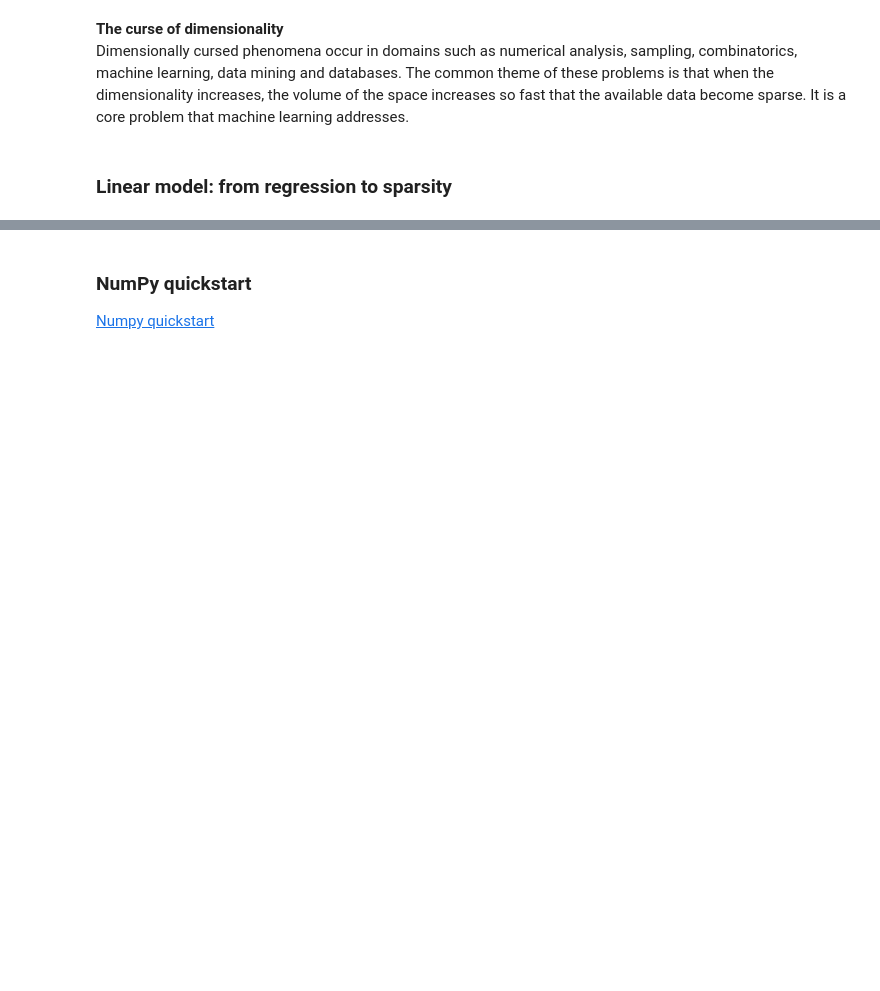
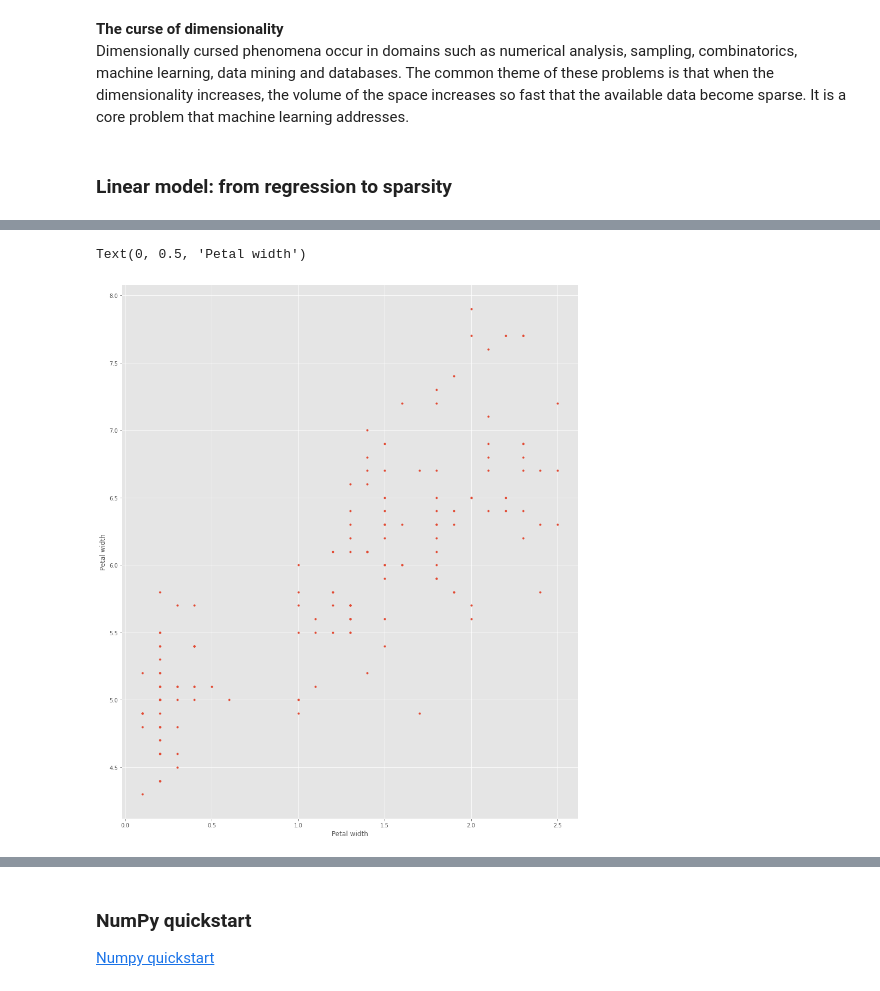
Before and after one commit to Walter64/EmergingTechnologies, a Jupyter notebook: scikit-learn.ipynb, the cells around one changed output, grey strips where cells are left out. Saved outputs shown, nothing was run; the diff lists cells and outputs as text; code cells hidden in the pictures; blank space fills up the shorter version.

```diff
--- a/scikit-learn.ipynb
+++ b/scikit-learn.ipynb
@@ -425,0 +525,15 @@ diabetes_y_test  = diabetes_y[-20:]
+# %%
+# Using pyplot
+
+# new figure
+fig, ax = plt.subplots()
+
+# scatter plot
+ax.plot(df['petal_width'], df['sepal_length'], '.')
+
+# set axis loabls
+ax.set_xlabel('Petal width')
+ax.set_ylabel('Petal width')
+# %% [output]
+Text(0, 0.5, 'Petal width')
+[figure, added]
```
Also changed, not shown: parts of 105 cells of this notebook, 1 other file.
